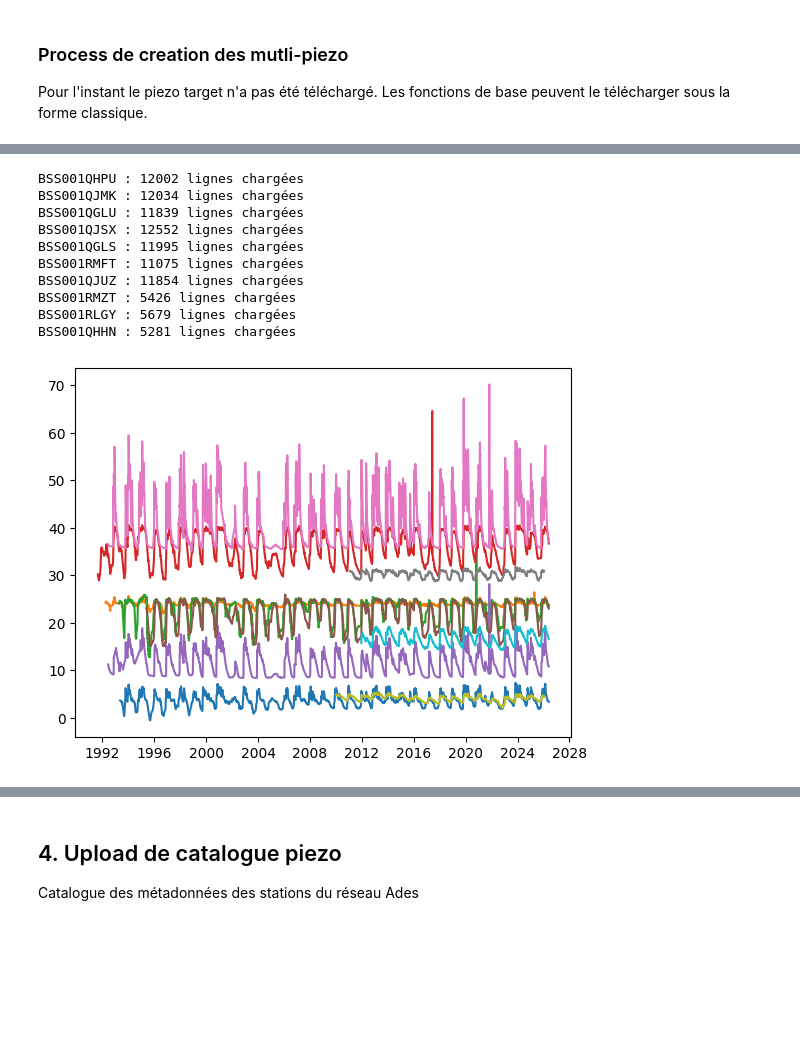
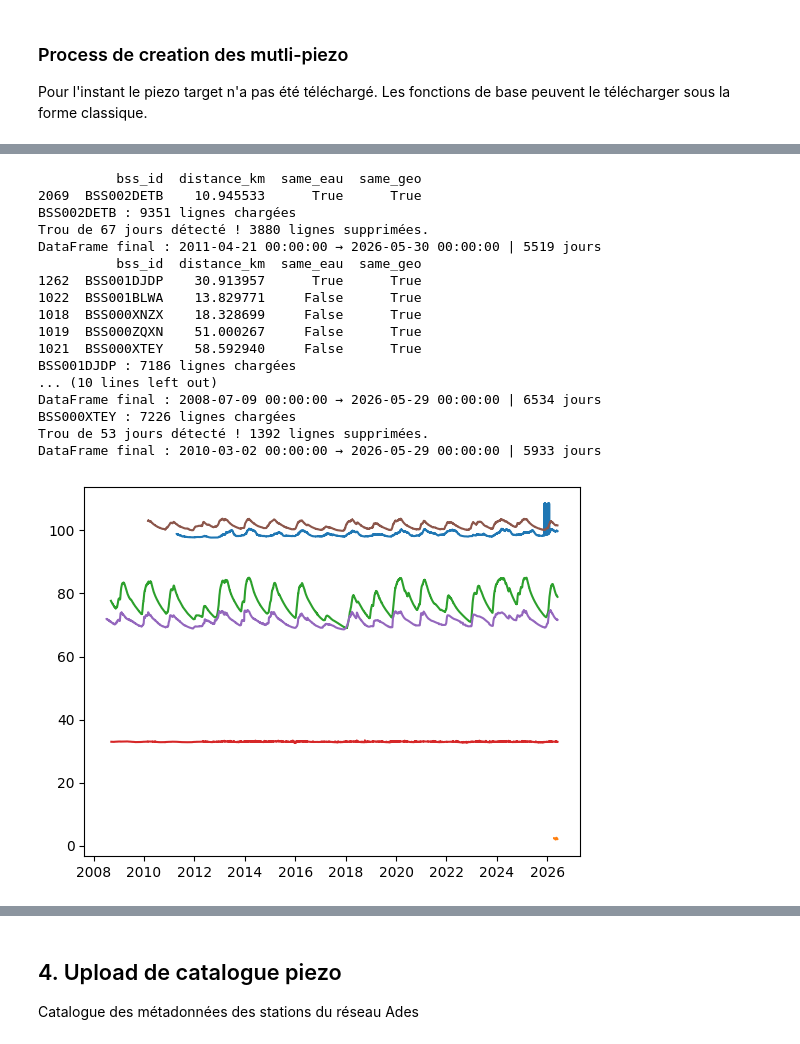
Before and after one commit to charourou/Projet_Hydrosense, a Jupyter notebook: notebooks/voisins_piezo.ipynb, the cells around one changed output, grey strips where cells are left out. Cells and saved outputs as stored; diff of their text form; code cells hidden in the pictures; blank space fills up the shorter version.

```diff
--- a/notebooks/voisins_piezo.ipynb
+++ b/notebooks/voisins_piezo.ipynb
@@ -68,2 +72,8 @@ def a_une_couche_commune(vignette_codes, target_codes):
 # %%
-#### Filtrer le catalogue sur la même couche géologique
+from hydrosense.utils.geo import trouver_voisins_hydrogeologiques
+
+bss_id = "BSS001QHYH" # Votre target
+
+# Appel de la fonction de preprocessing
+top_10 = trouver_voisins_hydrogeologiques(df_catalogue=cat_clean, bss_target=bss_id, n_voisins=10)
+print(top_10[['bss_id', 'distance_km', 'same_eau', 'same_geo']])
@@ -106,8 +94,5 @@ Found 41 voisins partageant la même géologie.
 # %%
-# # Test avec les fonctions maisons.
+
 for bss in TARGETS_BSS[:]:
-
-    pass
-    # info = info_piezo(bss)
-    # departement = str(info['code_departement'].iloc[0])
-    # print('Departement du piezo : ',departement)
+    top_10 = trouver_voisins_hydrogeologiques(df_catalogue=cat_clean, bss_target=bss, n_voisins=10)
+    print(top_10[['bss_id', 'distance_km', 'same_eau', 'same_geo']])
@@ -145,19 +127,32 @@ DataFrame final : 1994-01-18 00:00:00 → 2026-05-30 00:00:00 | 11821 jours
 # %%
-for id in top_10_voisins['bss_id'].values:
-    df_voisin = load_piezo_bq(bss_id = id )
-    plt.plot(df_voisin['date_mesure'],df_voisin['niveau_nappe_eau'])
+for bss in TARGETS_BSS[:2]:
+    top_10 = trouver_voisins_hydrogeologiques(df_catalogue=cat_clean, bss_target=bss, n_voisins=10)
+    print(top_10[['bss_id', 'distance_km', 'same_eau', 'same_geo']])
+
+    for id in top_10['bss_id'].values:
+        df_voisin = clean_piezo(load_piezo_bq(bss_id = id ))
+        plt.plot(df_voisin['date_mesure'],df_voisin['niveau_nappe_eau'])
+
+plt.show()
 # %% [output]
-BSS001QHPU : 12002 lignes chargées
-BSS001QJMK : 12034 lignes chargées
-BSS001QGLU : 11839 lignes chargées
-BSS001QJSX : 12552 lignes chargées
-BSS001QGLS : 11995 lignes chargées
-BSS001RMFT : 11075 lignes chargées
-BSS001QJUZ : 11854 lignes chargées
-BSS001RMZT : 5426 lignes chargées
-BSS001RLGY : 5679 lignes chargées
-BSS001QHHN : 5281 lignes chargées
+          bss_id  distance_km  same_eau  same_geo
+2069  BSS002DETB    10.945533      True      True
+BSS002DETB : 9351 lignes chargées
+Trou de 67 jours détecté ! 3880 lignes supprimées.
+DataFrame final : 2011-04-21 00:00:00 → 2026-05-30 00:00:00 | 5519 jours
+          bss_id  distance_km  same_eau  same_geo
+1262  BSS001DJDP    30.913957      True      True
+1022  BSS001BLWA    13.829771     False      True
+1018  BSS000XNZX    18.328699     False      True
+1019  BSS000ZQXN    51.000267     False      True
+1021  BSS000XTEY    58.592940     False      True
+BSS001DJDP : 7186 lignes chargées
+... (10 lines left out)
+DataFrame final : 2008-07-09 00:00:00 → 2026-05-29 00:00:00 | 6534 jours
+BSS000XTEY : 7226 lignes chargées
+Trou de 53 jours détecté ! 1392 lignes supprimées.
+DataFrame final : 2010-03-02 00:00:00 → 2026-05-29 00:00:00 | 5933 jours
-[figure, old version]
+[figure, new version]
 # %%
 import pandas as pd
 import numpy as np
```
Also changed, not shown: parts of 17 cells of this notebook, 1 other file.
